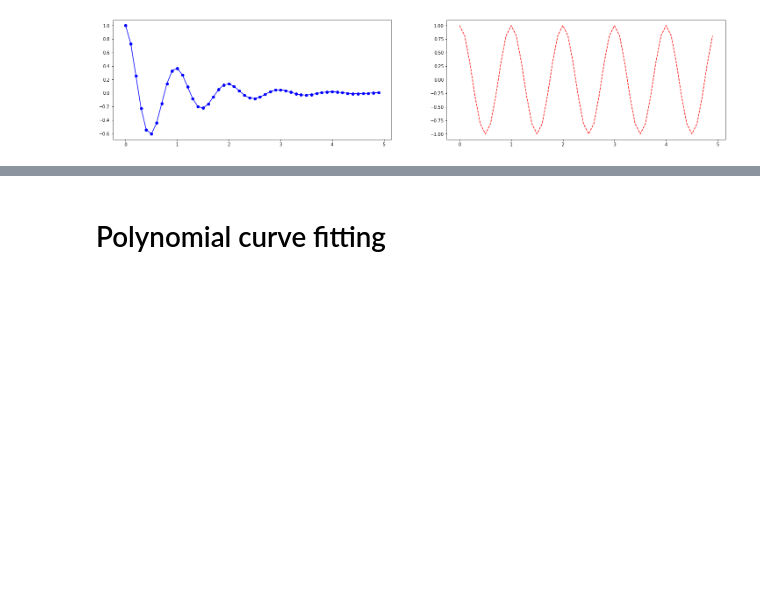
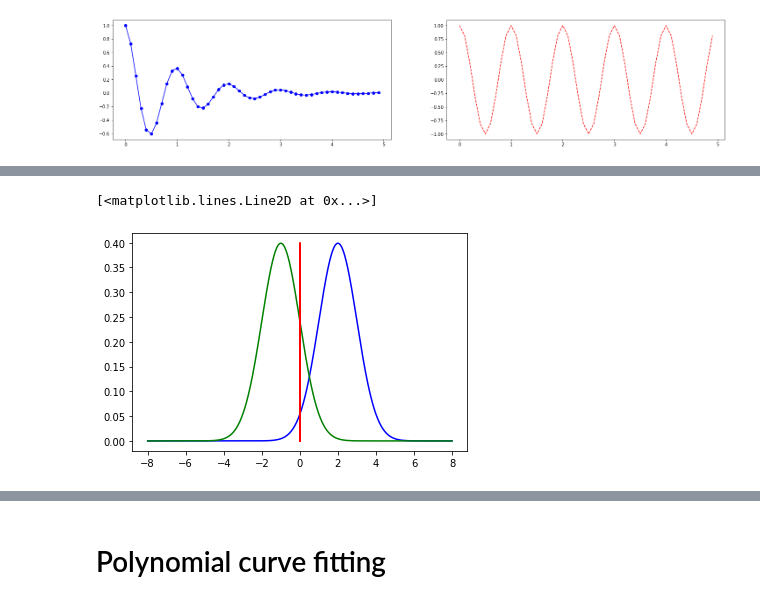
Before and after one commit to tejuafonja/course__uds_ml21, a Jupyter notebook: Jupyter Notebooks/Tutorial_1_-_Jupyter_Notebook.ipynb, the cells around one changed output, grey strips where cells are left out. Drawn from its saved outputs; the diff is of its cells as text; code cells hidden in the pictures; blank space fills up the shorter version.

```diff
--- a/Jupyter Notebooks/Tutorial_1_-_Jupyter_Notebook.ipynb
+++ b/Jupyter Notebooks/Tutorial_1_-_Jupyter_Notebook.ipynb
@@ -224,0 +238,8 @@ plt.show()
+# %%
+p = np.linspace(-8, 8, num=1000)
+plt.plot(p, gaussian(p, 2, 1), c='b')
+plt.plot(p, gaussian(p, -1, 1), c='g')
+plt.plot([0]*1000,  gaussian(p, -1, 1), c='r')
+# %% [output]
+[<matplotlib.lines.Line2D at 0x...>]
+[figure, added]
```
Also changed, not shown: parts of 8 cells of this notebook, 6 other files.
